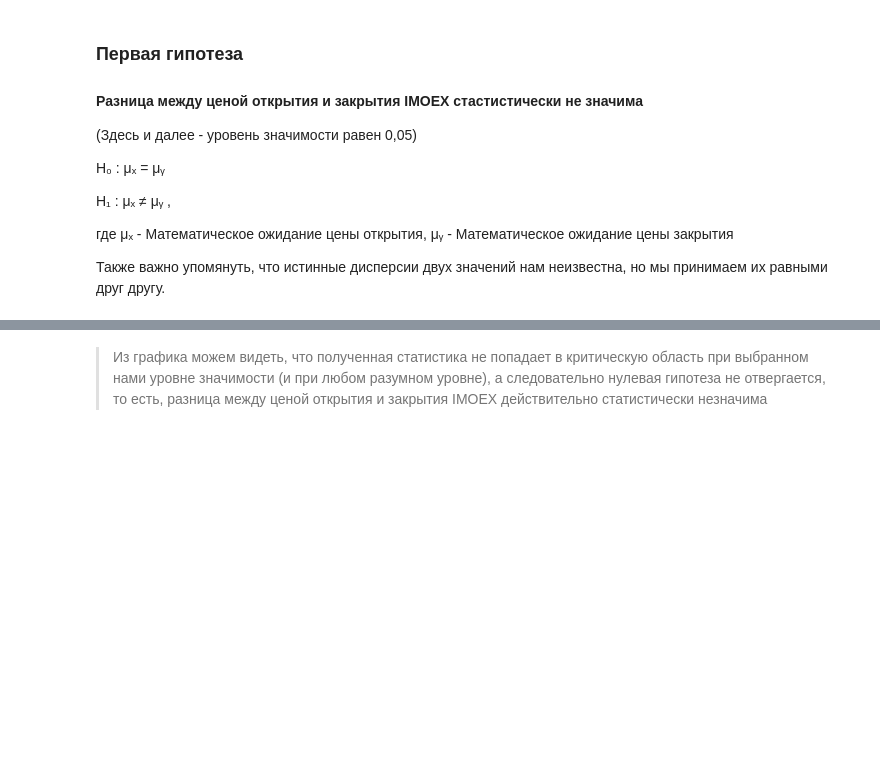
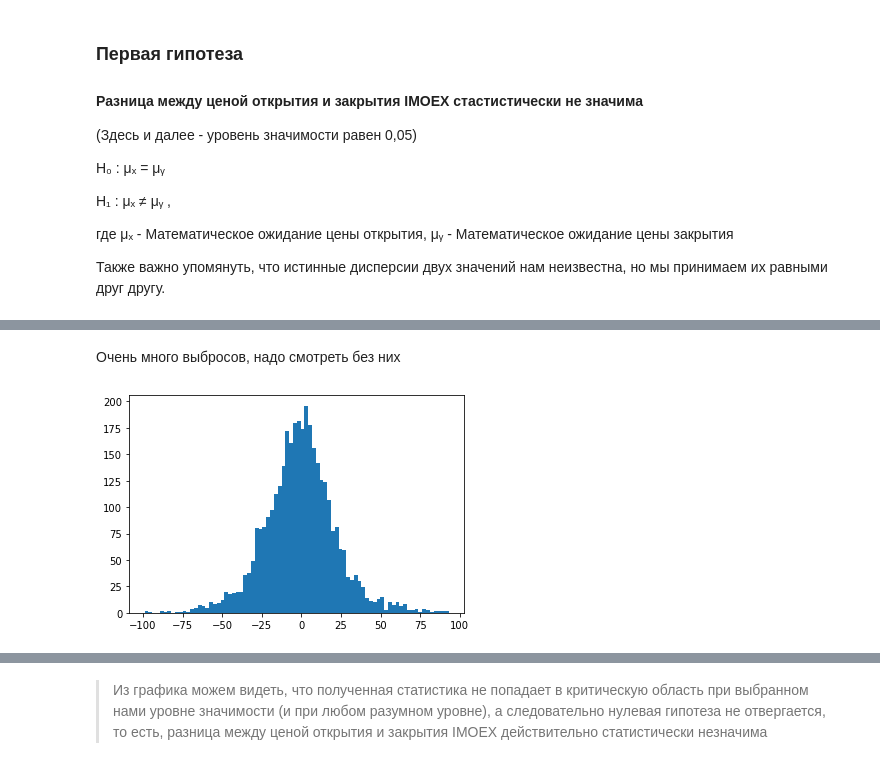
Before and after one commit to evelinakolomoets/andan_project, a Jupyter notebook: step06_hypotheses.ipynb, the cells around one changed output, grey strips where cells are left out. Drawn from its saved outputs; the diff is of its cells as text; code cells hidden in the pictures; blank space fills up the shorter version.

```diff
--- a/step06_hypotheses.ipynb
+++ b/step06_hypotheses.ipynb
@@ -45,0 +53,7 @@ H₁ : μₓ ≠ μᵧ ,
+# %% [markdown]
+Очень много выбросов, надо смотреть без них
+# %%
+diff_1 = diff[(diff<100) & (diff>-100)]
+plt.hist(diff_1, bins = 80);
+# %% [output]
+[figure, added]
```
Also changed, not shown: parts of 28 cells of this notebook.
